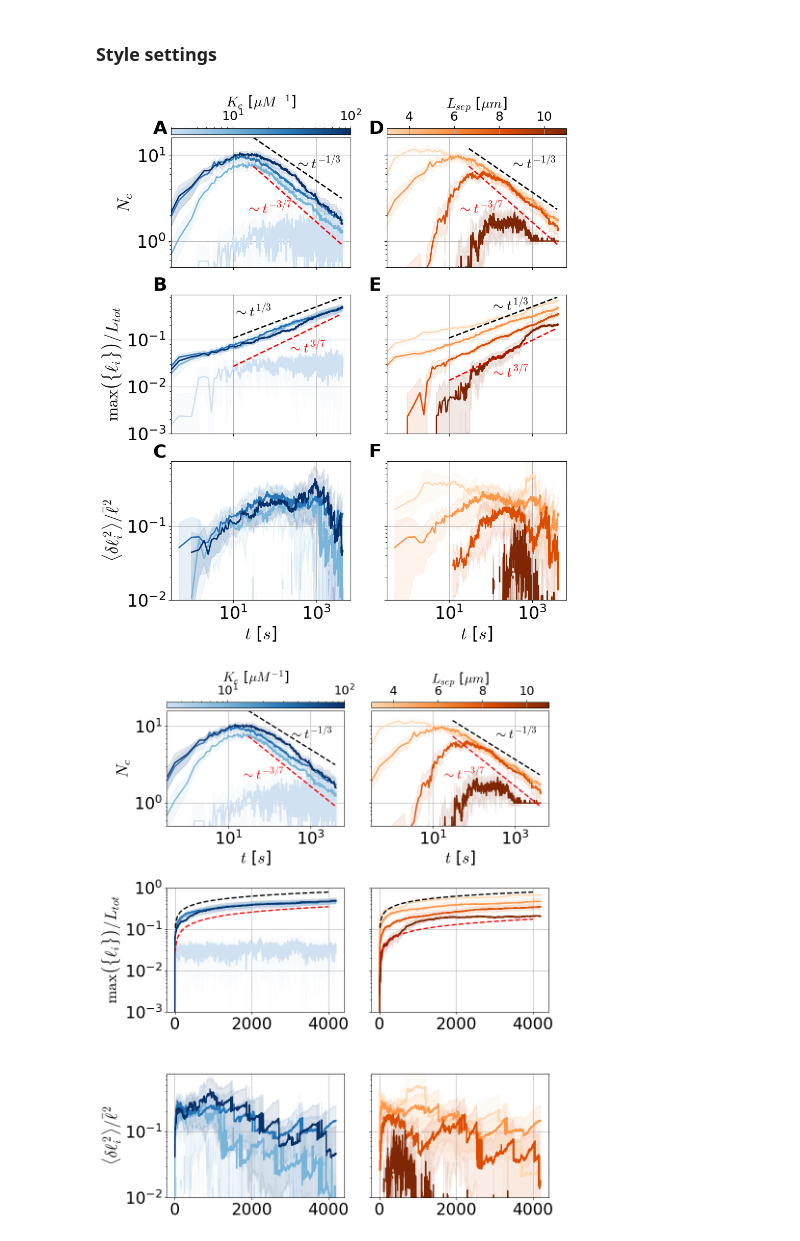
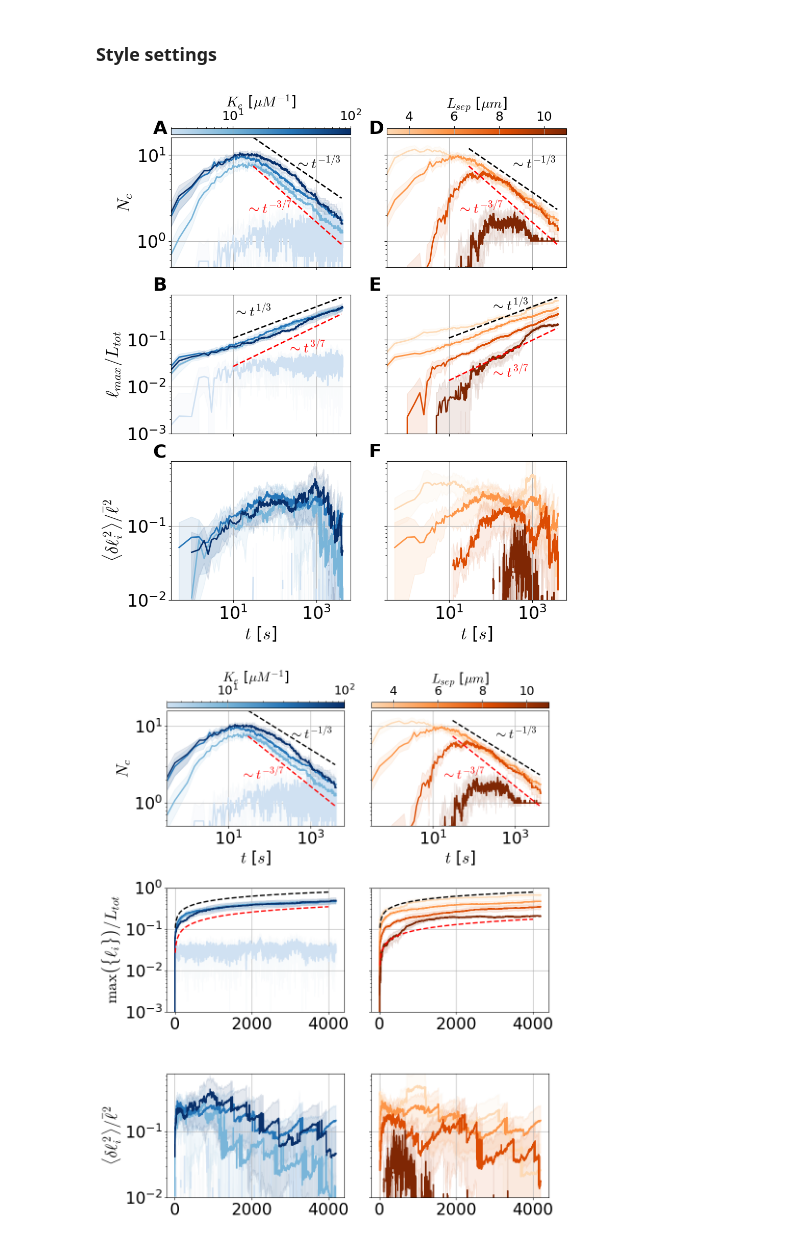
Before and after one commit to flatironinstitute/aLENS_analysis, a Jupyter notebook: notebooks/chromatin_notebooks/Dyn_cond_figs/Figure3.ipynb, the cells around one changed output. Cells and saved outputs as stored; diff of their text form; code cells hidden in the pictures.

```diff
--- a/notebooks/chromatin_notebooks/Dyn_cond_figs/Figure3.ipynb
+++ b/notebooks/chromatin_notebooks/Dyn_cond_figs/Figure3.ipynb
@@ -310,7 +310,7 @@ with h5py.File("Figure2/fig2_pin_ke_data_dict.h5", "r") as h5d:
     _ = axarr[0,0].set_ylim(.5)
 
 
-    _ = axarr[1,0].set_ylabel( r"$\max\left(\{\ell_i\}\right) / L_{tot}$")
+    _ = axarr[1,0].set_ylabel( r"$\ell_{max} / L_{tot}$")
     _ = axarr[1,0].set_yscale("log")
     _ = axarr[1,0].set_ylim(.001, .9)
 
@@ -415,34 +415,34 @@ cbar.ax.xaxis.set_ticks_position('top')
 cbar.ax.xaxis.set_label_position('top')
 cbar.ax.tick_params(labelsize=18)
 cbar.set_label('$K_e$ [$\mu M^{-1}$]', fontsize=20)
 
 cbar1.ax.xaxis.set_ticks_position('top')
 cbar1.ax.xaxis.set_label_position('top')
 cbar1.ax.tick_params(labelsize=18)
 cbar1.set_label('$L_{sep}$ [$\mu m$]', fontsize=20)
 
 # Text annotations
 _ = axarr[0,0].text(300, 10, "$\sim t^{-1/3}$", fontsize=20, fontweight='bold', va='top')
 _ = axarr[0,1].text(300, 10, "$\sim t^{-1/3}$", fontsize=20, fontweight='bold', va='top')
 _ = axarr[1,0].text(10,.6, "$\sim t^{1/3}$", fontsize=20, fontweight='bold', va='top')
 _ = axarr[1,1].text(100,.8, "$\sim t^{1/3}$", fontsize=20, fontweight='bold', va='top')
 
 _ = axarr[0,0].text(20, 3, "$\sim t^{-3/7}$", fontsize=20, fontweight='bold', va='top', color='r')
 _ = axarr[1,0].text(200, .1, "$\sim t^{3/7}$", fontsize=20, fontweight='bold', va='top', color='r')
 _ = axarr[0,1].text(16,3, "$\sim t^{-3/7}$", fontsize=20, fontweight='bold', va='top', color='r')
 _ = axarr[1,1].text(100,.03, "$\sim t^{3/7}$", fontsize=20, fontweight='bold', va='top', color='r')
 
 _ = axarr[0,0].text(-0.1, 1.03, "A", fontsize=26, transform=axarr[0,0].transAxes, fontweight='bold')
 _ = axarr[1,0].text(-0.1, 1.03, "B", fontsize=26, transform=axarr[1,0].transAxes, fontweight='bold')
 _ = axarr[2,0].text(-0.1, 1.03, "C", fontsize=26, transform=axarr[2,0].transAxes, fontweight='bold')
 _ = axarr[0,1].text(-0.1, 1.03, "D", fontsize=26, transform=axarr[0,1].transAxes, fontweight='bold')
 _ = axarr[1,1].text(-0.1, 1.03, "E", fontsize=26, transform=axarr[1,1].transAxes, fontweight='bold')
 _ = axarr[2,1].text(-0.1, 1.03, "F", fontsize=26, transform=axarr[2,1].transAxes, fontweight='bold')
 
 fig.savefig("Figure3/fig3_cond_dyn_Ke_Lsep_full.png", dpi=300, bbox_inches="tight")
 fig.savefig("/mnt/home/alamson/papers/dyn_cond_paper/images/fig3_cond_dyn_Ke_Lsep_full.png", dpi=300, bbox_inches="tight")
 # %% [output]
-[figure, old version]
+[figure, new version]
 # %%
 labels_to_graph_dict = {
     # r"$K_e = 1~\mu {\rm M}^{-1}, L_{sep} = 5~\mu {\rm m}$": "Pin5.0um_Ke1/",
```
Also changed, not shown: 12 other files.
